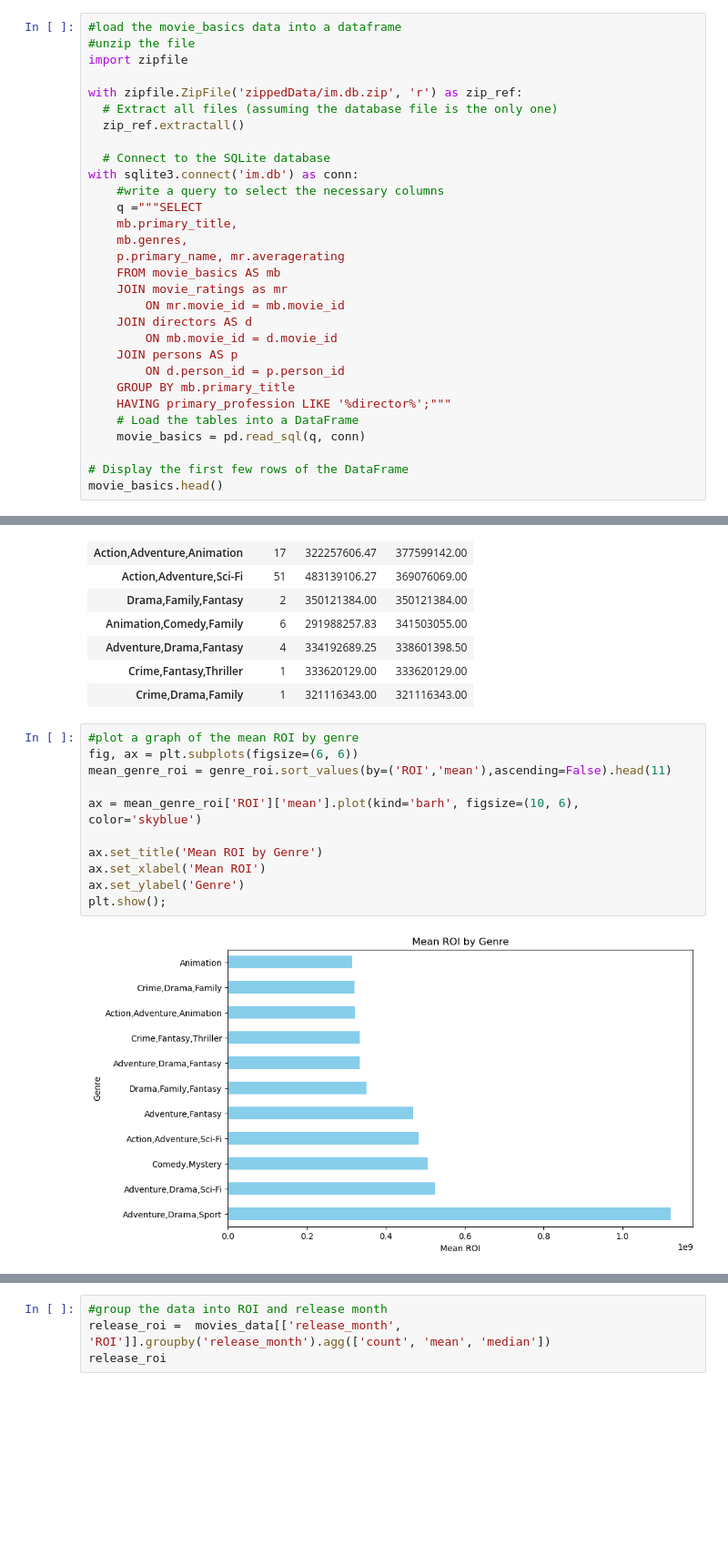
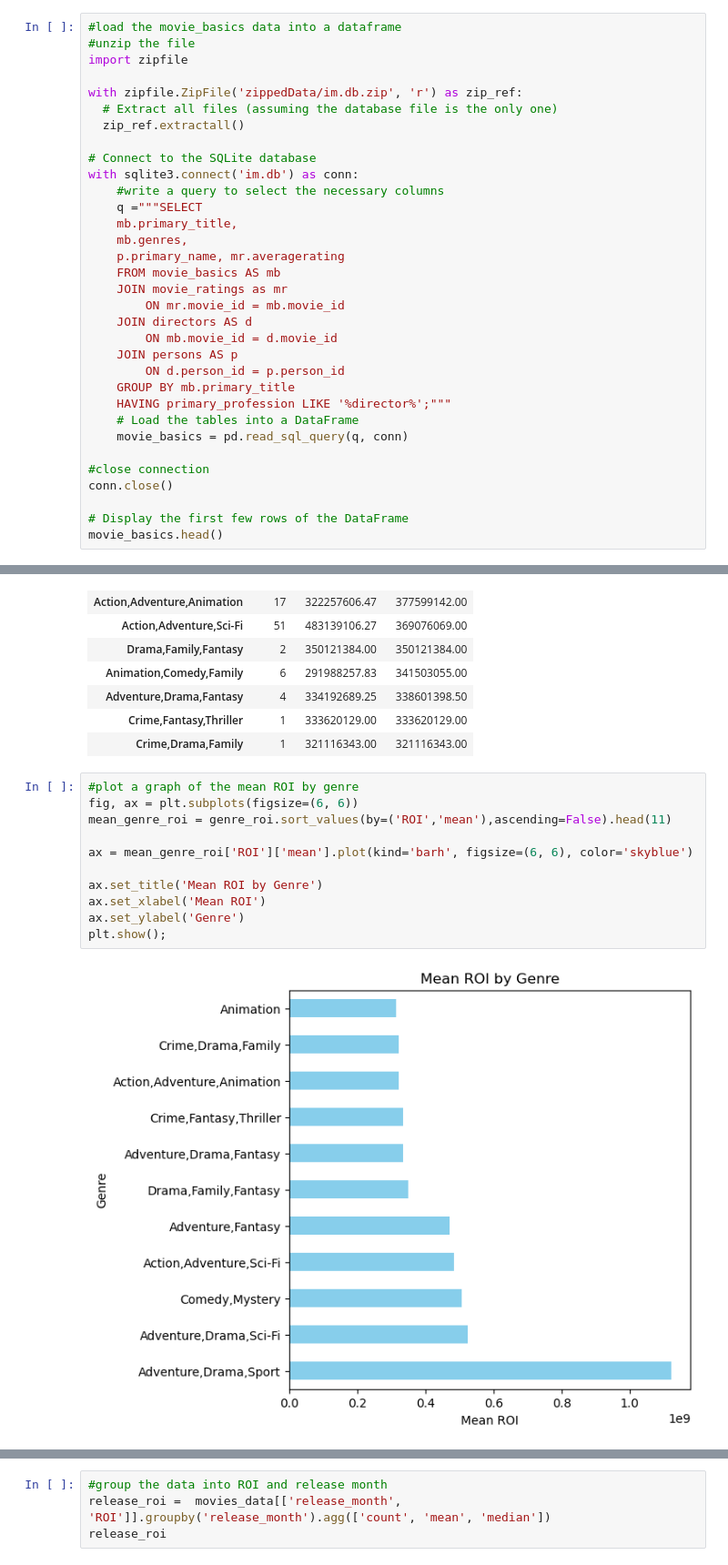
Before and after one commit to TumainiC/Movie_Analysis_Project, a Jupyter notebook: student.ipynb, the cells around one changed output, grey strips where cells are left out. Shown at 91% size. Saved outputs shown, nothing was run; the diff lists cells and outputs as text; blank space fills up the shorter version.

```diff
--- a/student.ipynb
+++ b/student.ipynb
@@ -75,7 +80,7 @@ with zipfile.ZipFile('zippedData/im.db.zip', 'r') as zip_ref:
   # Extract all files (assuming the database file is the only one)
   zip_ref.extractall()
 
-  # Connect to the SQLite database
+# Connect to the SQLite database
 with sqlite3.connect('im.db') as conn:
     #write a query to select the necessary columns
     q ="""SELECT
@@ -92,7 +97,10 @@ with sqlite3.connect('im.db') as conn:
     GROUP BY mb.primary_title
     HAVING primary_profession LIKE '%director%';"""
     # Load the tables into a DataFrame
-    movie_basics = pd.read_sql(q, conn)
+    movie_basics = pd.read_sql_query(q, conn)
+
+#close connection
+conn.close()
 
 # Display the first few rows of the DataFrame
 movie_basics.head()
@@ -290,15 +296,15 @@ genre_roi.sort_values(by=('ROI','median'),ascending=False).head(11)
 # %%
 #plot a graph of the mean ROI by genre
 fig, ax = plt.subplots(figsize=(6, 6))
 mean_genre_roi = genre_roi.sort_values(by=('ROI','mean'),ascending=False).head(11)
 
-ax = mean_genre_roi['ROI']['mean'].plot(kind='barh', figsize=(10, 6), color='skyblue')
+ax = mean_genre_roi['ROI']['mean'].plot(kind='barh', figsize=(6, 6), color='skyblue')
 
 ax.set_title('Mean ROI by Genre')
 ax.set_xlabel('Mean ROI')
 ax.set_ylabel('Genre')
 plt.show();
 # %% [output]
-[figure, old version]
+[figure, new version]
 # %% [markdown]
 ### Release month against ROI
```
Also changed, not shown: parts of 12 cells of this notebook.
